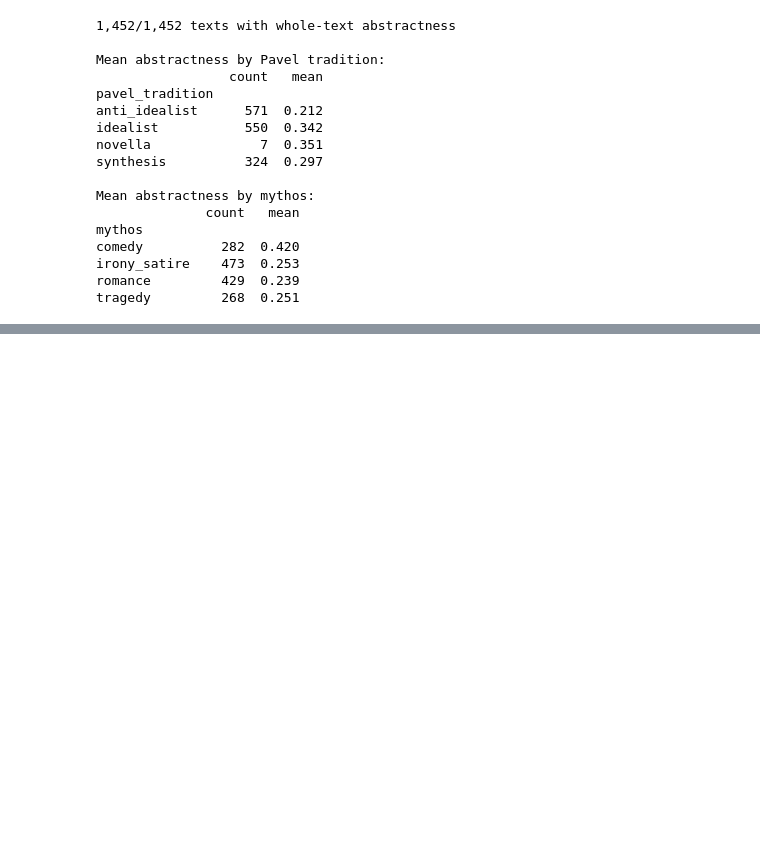
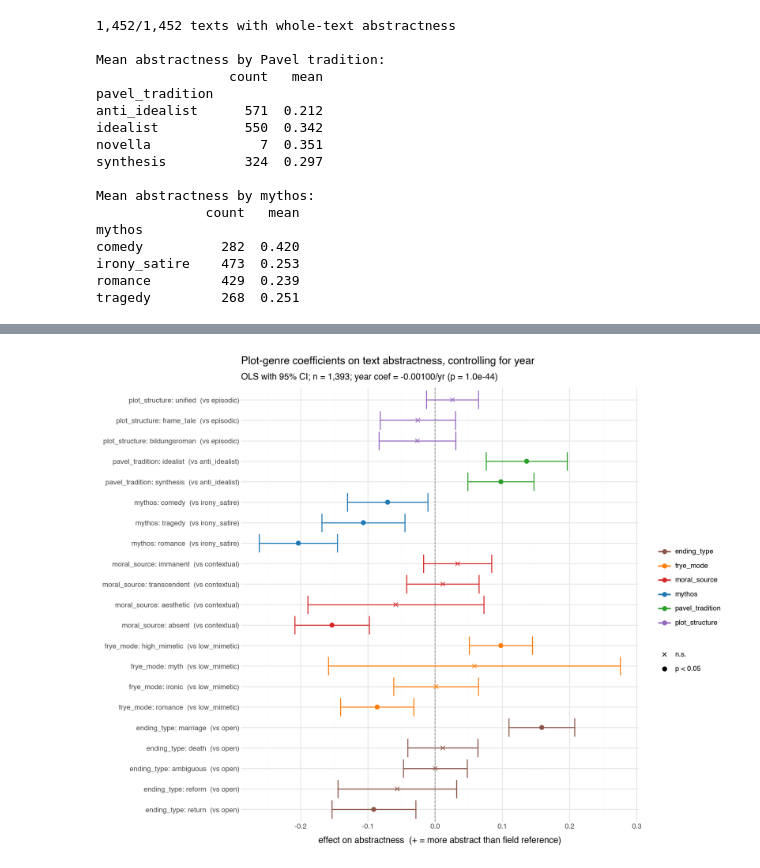
Before and after one commit to quadrismegistus/abstraction, a Jupyter notebook: notebooks/16-plot-genre.ipynb, the cells around one changed output, grey strips where cells are left out. Drawn from its saved outputs; the diff is of its cells as text; code cells hidden in the pictures; blank space fills up the shorter version.

```diff
--- a/notebooks/16-plot-genre.ipynb
+++ b/notebooks/16-plot-genre.ipynb
@@ -303,0 +405,72 @@ tragedy         268  0.251
+# %%
+import statsmodels.api as sm
+
+# Combined model: year + all 6 fields' dummies. Coefs interpretable as "effect
+# of being in this category vs. the field's reference category, controlling
+# for year and all other fields."
+X_full = np.hstack([X_year, X_all])
+X_full_const = sm.add_constant(X_full)
+ols = sm.OLS(y, X_full_const).fit()
+
+# Recover names: const, year, then dummies in field-then-category order.
+dummy_cols = []
+field_of = {}
+for f in FIELDS:
+    dum, ref, _ = make_dummies(f)
+    for col in dum.columns:
+        cat = col[len(f) + 1:]  # strip "field_" prefix
+        dummy_cols.append((f, cat, ref))
+
+coefs = ols.params[2:]
+ses = ols.bse[2:]
+pvals = ols.pvalues[2:]
+records = []
+for (field, cat, ref), b, s, p in zip(dummy_cols, coefs, ses, pvals):
+    records.append({
+        'field': field,
+        'category': cat,
+        'label': f'{field}: {cat}  (vs {ref})',
+        'coef': b, 'se': s, 'p': p,
+        'lo': b - 1.96 * s, 'hi': b + 1.96 * s,
+        'signif': p < 0.05,
+    })
+coef_df = pd.DataFrame(records).sort_values(['field', 'coef'])
+coef_df['label'] = pd.Categorical(coef_df['label'],
+                                  categories=coef_df['label'].tolist(), ordered=True)
+
+print(f'Year coef: {ols.params[1]:+.5f} per year (t = {ols.tvalues[1]:.2f}, p = {ols.pvalues[1]:.2e})')
+print()
+print('Plot-genre coefficients (effect on abstractness after detrending year):')
+print(coef_df[['field', 'category', 'coef', 'se', 'p', 'signif']].to_string(index=False))
+
+field_palette = {
+    'mythos':          '#1f77b4',
+    'frye_mode':       '#ff7f0e',
+    'pavel_tradition': '#2ca02c',
+    'moral_source':    '#d62728',
+    'plot_structure':  '#9467bd',
+    'ending_type':     '#8c564b',
+}
+
+p_coef_pg = (p9.ggplot(coef_df, p9.aes(x='coef', y='label', color='field'))
+             + p9.geom_vline(xintercept=0, linetype='dashed', color='#888888')
+             + p9.geom_errorbarh(p9.aes(xmin='lo', xmax='hi'), height=0.0, size=0.7)
+             + p9.geom_point(p9.aes(shape='signif'), size=2.5)
+             + p9.scale_color_manual(values=field_palette)
+             + p9.scale_shape_manual(values={True: 'o', False: 'x'},
+                                     labels={True: 'p < 0.05', False: 'n.s.'})
+             + p9.labs(
+                 title='Plot-genre coefficients on text abstractness, controlling for year',
+                 subtitle=f'OLS with 95% CI; n = {n:,}; year coef = {ols.params[1]:+.5f}/yr (p = {ols.pvalues[1]:.1e})',
+                 x='effect on abstractness  (+ = more abstract than field reference)',
+                 y='', color='', shape='',
+             )
+             + p9.theme_minimal()
+             + p9.theme(figure_size=(11, max(6, 0.32 * len(coef_df) + 2)),
+                        legend_position='right'))
+
+out = os.path.join(DROPBOX_FIGS, 'plot_genre_abstractness_coefficients.png')
+p_coef_pg.save(out, dpi=300, verbose=False)
+print(f'\nSaved to {out}')
+p_coef_pg
+# %% [output]
@@ -303,0 +494 @@ tragedy         268  0.251
+[figure, added]
```
Also changed, not shown: parts of 3 cells of this notebook.
